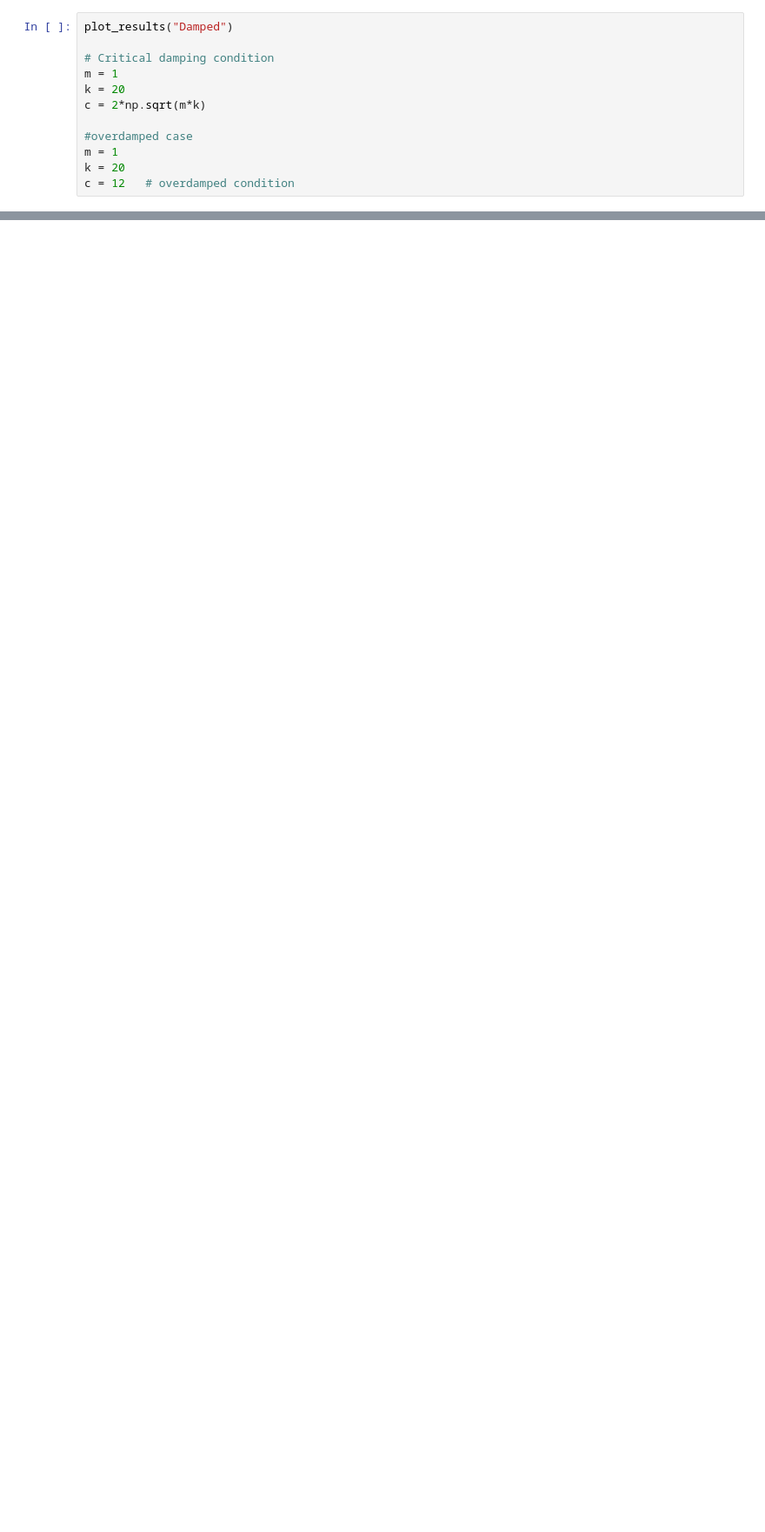
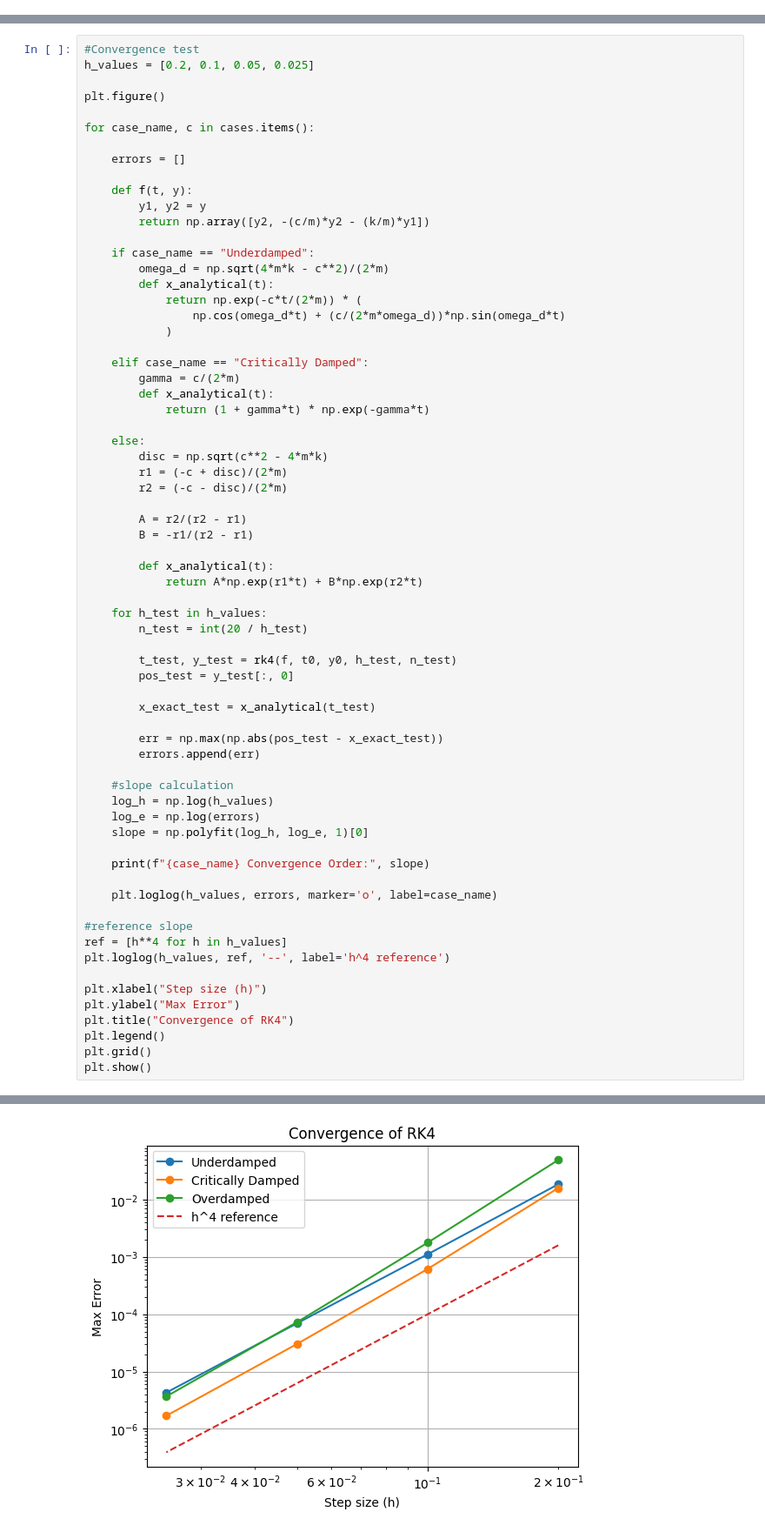
Before and after one commit to arsanjeevk/Computational_Methods, a Jupyter notebook: DHO__Project/part1.ipynb, the cells around one changed output, grey strips where cells are left out. Shown at 87% size. Cells and saved outputs as stored; diff of their text form; blank space fills up the shorter version.

```diff
--- a/DHO__Project/part1.ipynb
+++ b/DHO__Project/part1.ipynb
@@ -168,12 +215,0 @@ def plot_results(type):
-# %%
-plot_results("Damped")
-
-# Critical damping condition
-m = 1
-k = 20
-c = 2*np.sqrt(m*k)
-
-#overdamped case
-m = 1
-k = 20
-c = 12   # overdamped condition
@@ -208,0 +230,68 @@ plt.show()
+# %%
+#Convergence test
+h_values = [0.2, 0.1, 0.05, 0.025]
+
+plt.figure()
+
+for case_name, c in cases.items():
+
+    errors = []
+
+    def f(t, y):
+        y1, y2 = y
+        return np.array([y2, -(c/m)*y2 - (k/m)*y1])
+
+    if case_name == "Underdamped":
+        omega_d = np.sqrt(4*m*k - c**2)/(2*m)
+        def x_analytical(t):
+            return np.exp(-c*t/(2*m)) * (
+                np.cos(omega_d*t) + (c/(2*m*omega_d))*np.sin(omega_d*t)
+            )
+
+    elif case_name == "Critically Damped":
+        gamma = c/(2*m)
+        def x_analytical(t):
+            return (1 + gamma*t) * np.exp(-gamma*t)
+
+    else:
+        disc = np.sqrt(c**2 - 4*m*k)
+        r1 = (-c + disc)/(2*m)
+        r2 = (-c - disc)/(2*m)
+
+        A = r2/(r2 - r1)
+        B = -r1/(r2 - r1)
+
+        def x_analytical(t):
+            return A*np.exp(r1*t) + B*np.exp(r2*t)
+
+    for h_test in h_values:
+        n_test = int(20 / h_test)
+
+        t_test, y_test = rk4(f, t0, y0, h_test, n_test)
+        pos_test = y_test[:, 0]
+
+        x_exact_test = x_analytical(t_test)
+
+        err = np.max(np.abs(pos_test - x_exact_test))
+        errors.append(err)
+
+    #slope calculation
+    log_h = np.log(h_values)
+    log_e = np.log(errors)
+    slope = np.polyfit(log_h, log_e, 1)[0]
+
+    print(f"{case_name} Convergence Order:", slope)
+
+    plt.loglog(h_values, errors, marker='o', label=case_name)
+
+#reference slope
+ref = [h**4 for h in h_values]
+plt.loglog(h_values, ref, '--', label='h^4 reference')
+
+plt.xlabel("Step size (h)")
+plt.ylabel("Max Error")
+plt.title("Convergence of RK4")
+plt.legend()
+plt.grid()
+plt.show()
+# %% [output]
@@ -208,0 +301 @@ plt.show()
+[figure, added]
```
Also changed, not shown: parts of 13 cells of this notebook, 3 other files.
